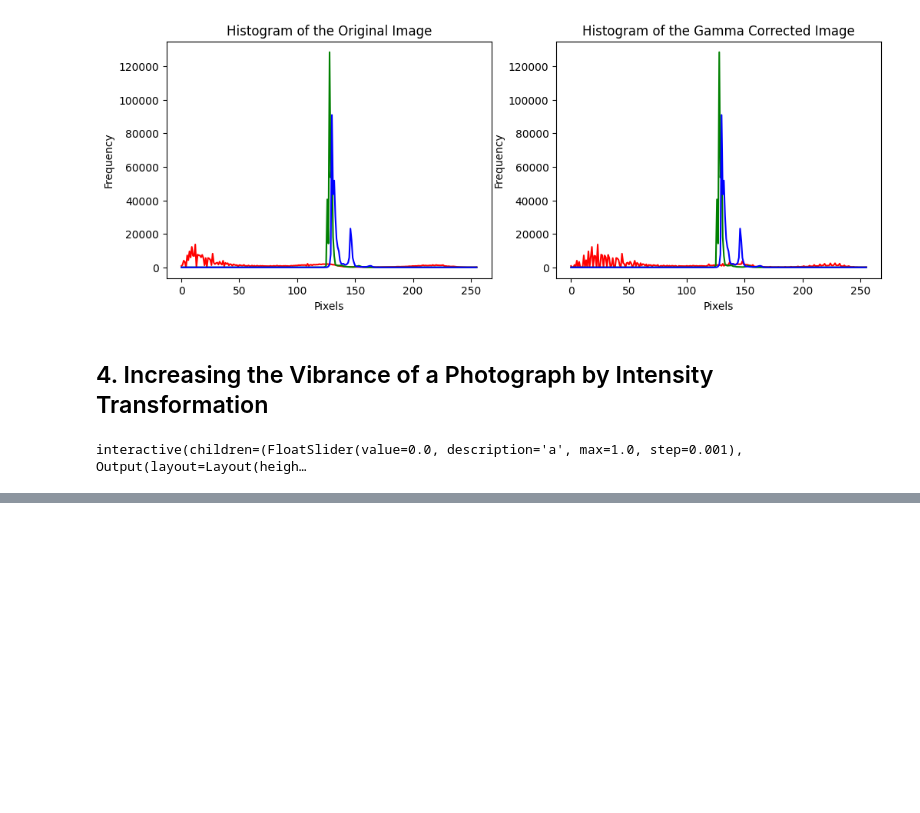
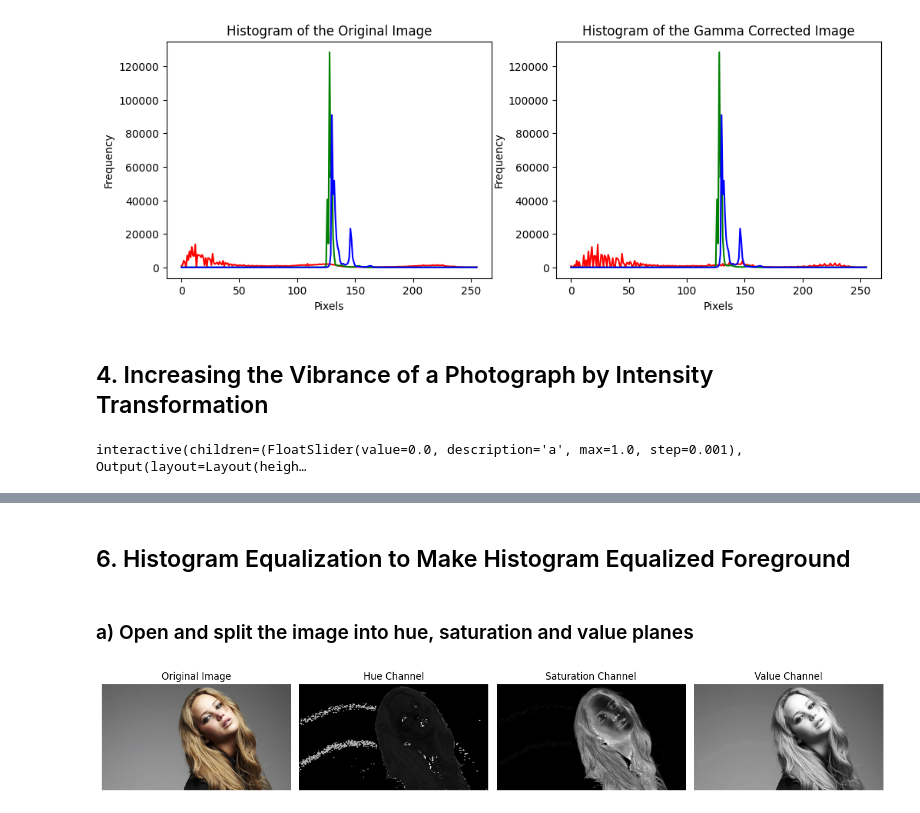
Before and after one commit to NisalAmindu/Point-Operations-and-Spatial-Filtering, a Jupyter notebook: complete jp.ipynb, the cells around one changed output, grey strips where cells are left out. Saved outputs shown, nothing was run; the diff lists cells and outputs as text; code cells hidden in the pictures; blank space fills up the shorter version.

```diff
--- a/complete jp.ipynb
+++ b/complete jp.ipynb
@@ -250,0 +345,44 @@ interactive(children=(FloatSlider(value=0.0, description='a', max=1.0, step=0.00
+# %% [markdown]
+## 6. Histogram Equalization to Make Histogram Equalized Foreground
+# %% [markdown]
+### a) Open and split the image into hue, saturation and value planes
+# %%
+import numpy as np
+import matplotlib.pyplot as plt
+import cv2 as cv
+
+img_orig = cv.imread('a1images/jeniffer.jpg', cv.IMREAD_COLOR)
+img_rgb = cv.cvtColor(img_orig, cv.COLOR_BGR2RGB)
+
+img_hsv = cv.cvtColor(img_orig, cv.COLOR_BGR2HSV)       # Convert the image into HSV color space
+h_channel, s_channel, v_channel = cv.split(img_hsv)     # Split the converted image into hue, saturation and value planes
+
+#region
+plt.figure(figsize=(14, 6))
+
+plt.subplot(141)
+plt.imshow(img_rgb, cmap='gray')
+plt.title('Original Image')
+plt.axis('off')
+
+# Displaying each separate plane in gray scale
+plt.subplot(142)
+plt.imshow(h_channel, cmap='gray')
+plt.title('Hue Channel')
+plt.axis('off')
+
+plt.subplot(143)
+plt.imshow(s_channel, cmap='gray')
+plt.title('Saturation Channel')
+plt.axis('off')
+
+plt.subplot(144)
+plt.imshow(v_channel, cmap='gray')
+plt.title('Value Channel')
+plt.axis('off')
+
+plt.tight_layout()
+plt.show()
+#endregion
+# %% [output]
+[figure, added]
```
Also changed, not shown: parts of 15 cells of this notebook, 2 other files.
